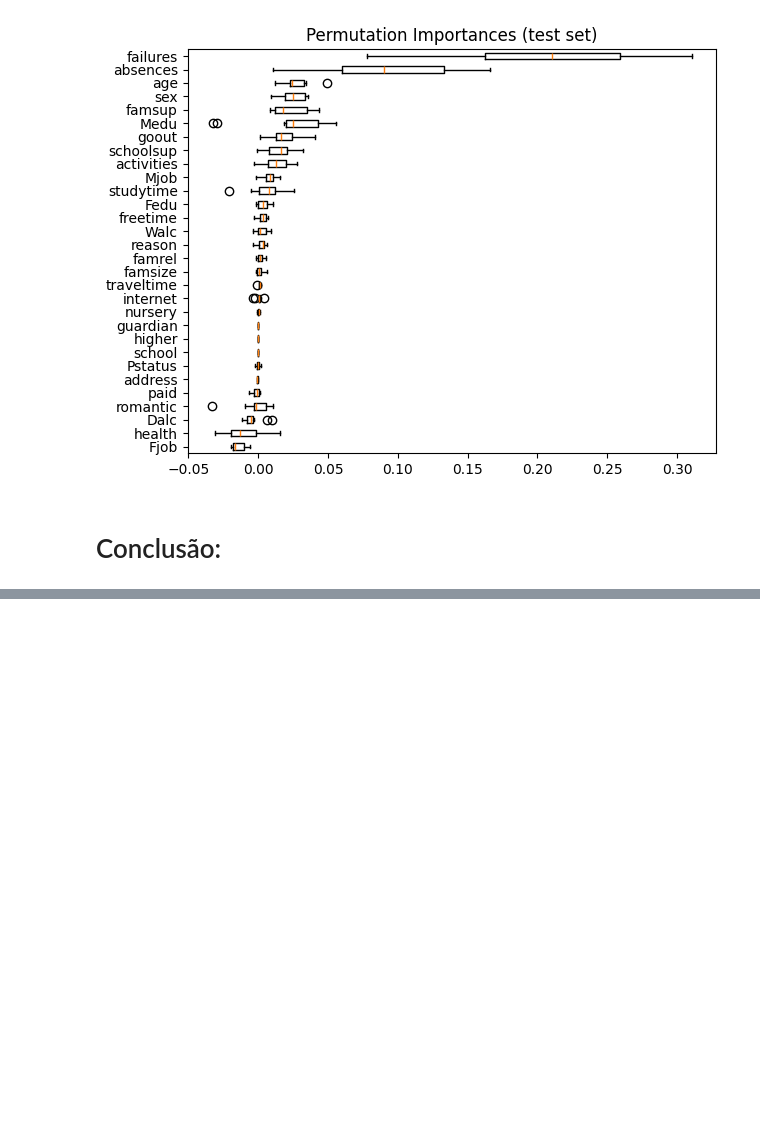
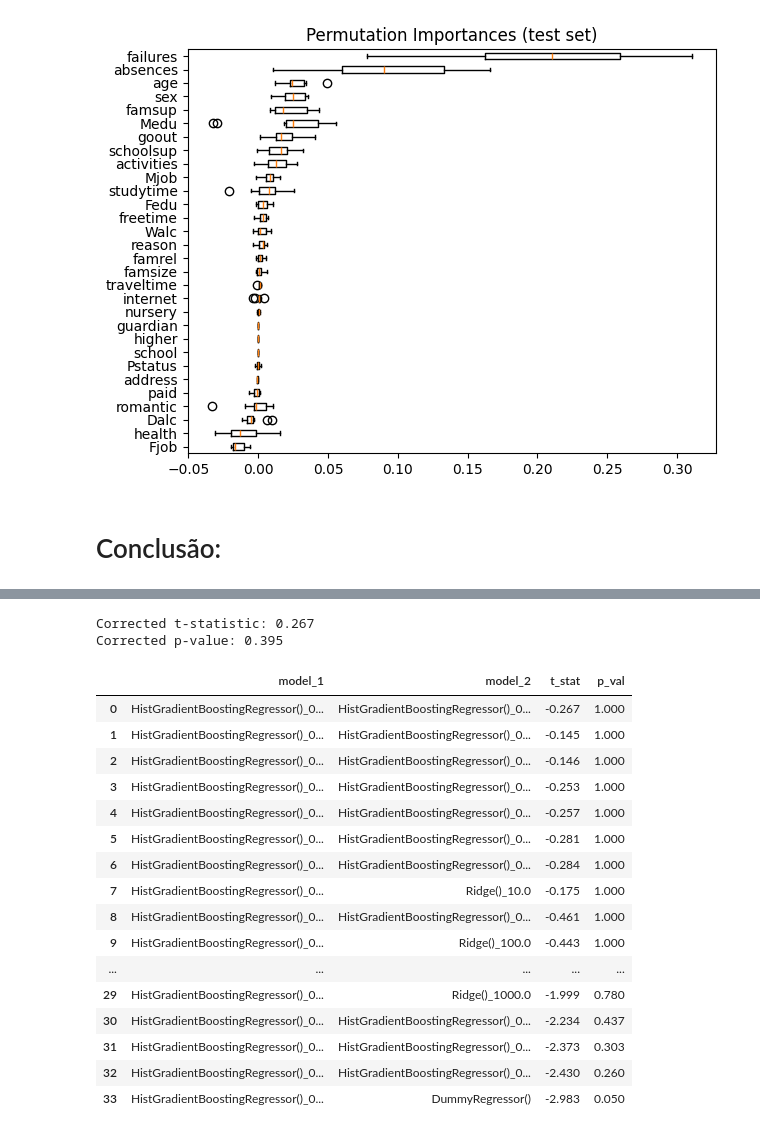
Before and after one commit to nicolasyassuda/machine-learning-project, a Jupyter notebook: projeto.ipynb, the cells around one changed output, grey strips where cells are left out. Drawn from its saved outputs; the diff is of its cells as text; code cells hidden in the pictures; blank space fills up the shorter version.

```diff
--- a/projeto.ipynb
+++ b/projeto.ipynb
@@ -590,0 +800,75 @@ Com base nos resultados apr
+# %%
+model_1_scores = model_scores.iloc[0].values  # scores of the best model
+model_2_scores = model_scores.iloc[1].values  # scores of the second-best model
+
+differences = model_1_scores - model_2_scores
+
+n = differences.shape[0]  # number of test sets
+dof = n - 1
+
+t_stat, p_val = compute_corrected_ttest(
+    differences,
+    dof,
+    num_samples_train,
+    num_samples_test,
+)
+print(f"Corrected t-statistic: {t_stat:.3f}")
+print(f"Corrected p-value: {p_val:.3f}")
+# %% [output]
+Corrected t-statistic: 0.267
+Corrected p-value: 0.395
+# %%
+# Test all models against the best model.
+best_model_scores = model_scores.iloc[0].values
+
+n_comparisons = model_scores.shape[0] - 1
+
+pairwise_t_test = []
+
+for model_i in range(1, len(model_scores)):
+    model_i_scores = model_scores.iloc[model_i].values
+    differences = model_i_scores - best_model_scores
+    t_stat, p_val = compute_corrected_ttest(
+        differences,
+        dof,
+        num_samples_train,
+        num_samples_test,
+    )
+
+    # Implement Bonferroni correction
+    p_val *= n_comparisons
+
+    # Bonferroni can output p-values higher than 1
+    p_val = 1 if p_val > 1 else p_val
+
+    pairwise_t_test.append([
+        model_scores.index[0],
+        model_scores.index[model_i],
+        t_stat,
+        p_val,
+    ])
+
+pairwise_comp_df = pd.DataFrame(
+    pairwise_t_test,
+    columns=["model_1", "model_2", "t_stat", "p_val"],
+).round(3)
+# %%
+pairwise_comp_df
+# %% [output]
+|  | model_1 | model_2 | t_stat | p_val |
+| 0 | HistGradientBoostingRegressor()_0... | HistGradientBoostingRegressor()_0... | -0.267 | 1.000 |
+| 1 | HistGradientBoostingRegressor()_0... | HistGradientBoostingRegressor()_0... | -0.145 | 1.000 |
+| 2 | HistGradientBoostingRegressor()_0... | HistGradientBoostingRegressor()_0... | -0.146 | 1.000 |
+| 3 | HistGradientBoostingRegressor()_0... | HistGradientBoostingRegressor()_0... | -0.253 | 1.000 |
+| 4 | HistGradientBoostingRegressor()_0... | HistGradientBoostingRegressor()_0... | -0.257 | 1.000 |
+| 5 | HistGradientBoostingRegressor()_0... | HistGradientBoostingRegressor()_0... | -0.281 | 1.000 |
+| 6 | HistGradientBoostingRegressor()_0... | HistGradientBoostingRegressor()_0... | -0.284 | 1.000 |
+| 7 | HistGradientBoostingRegressor()_0... | Ridge()_10.0 | -0.175 | 1.000 |
+| 8 | HistGradientBoostingRegressor()_0... | HistGradientBoostingRegressor()_0... | -0.461 | 1.000 |
+| 9 | HistGradientBoostingRegressor()_0... | Ridge()_100.0 | -0.443 | 1.000 |
+| ... | ... | ... | ... | ... |
+| 29 | HistGradientBoostingRegressor()_0... | Ridge()_1000.0 | -1.999 | 0.780 |
+| 30 | HistGradientBoostingRegressor()_0... | HistGradientBoostingRegressor()_0... | -2.234 | 0.437 |
+| 31 | HistGradientBoostingRegressor()_0... | HistGradientBoostingRegressor()_0... | -2.373 | 0.303 |
+| 32 | HistGradientBoostingRegressor()_0... | HistGradientBoostingRegressor()_0... | -2.430 | 0.260 |
+| 33 | HistGradientBoostingRegressor()_0... | DummyRegressor() | -2.983 | 0.050 |
```
Also changed, not shown: parts of 17 cells of this notebook.
